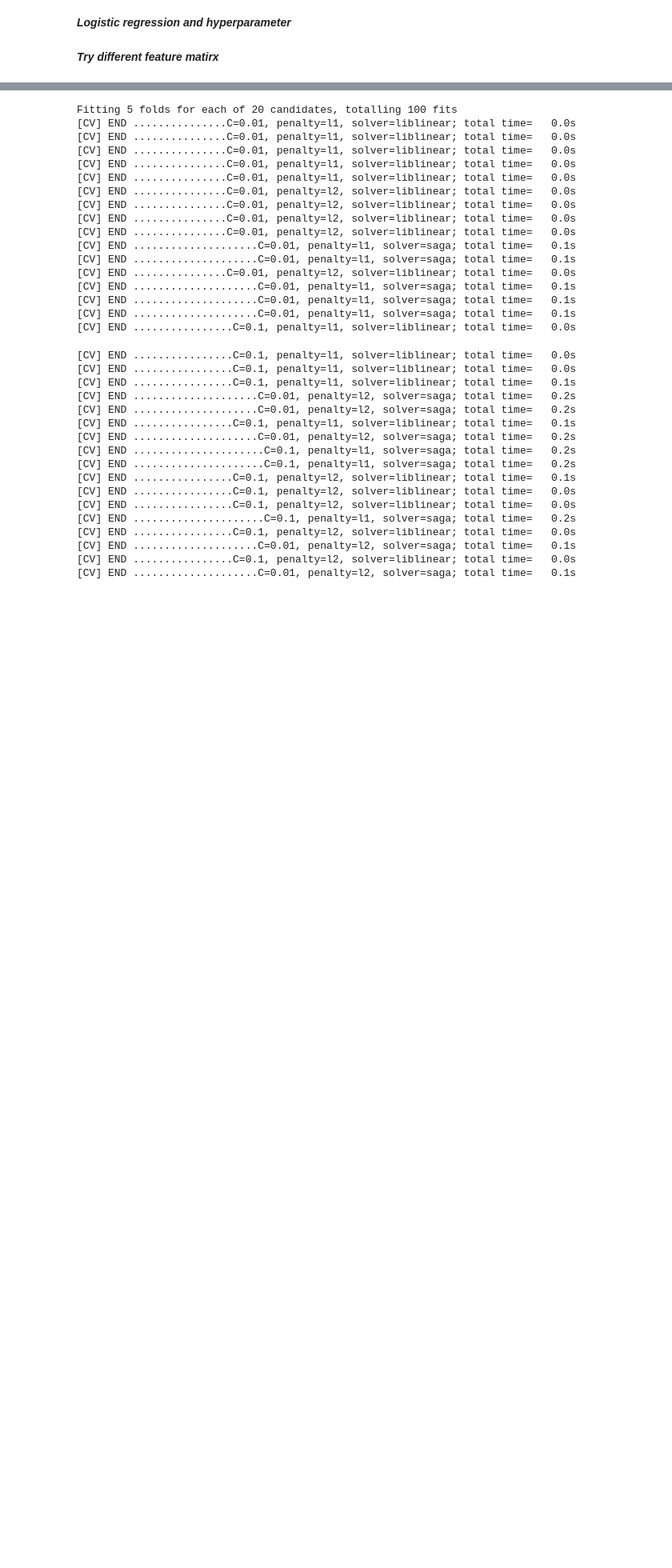
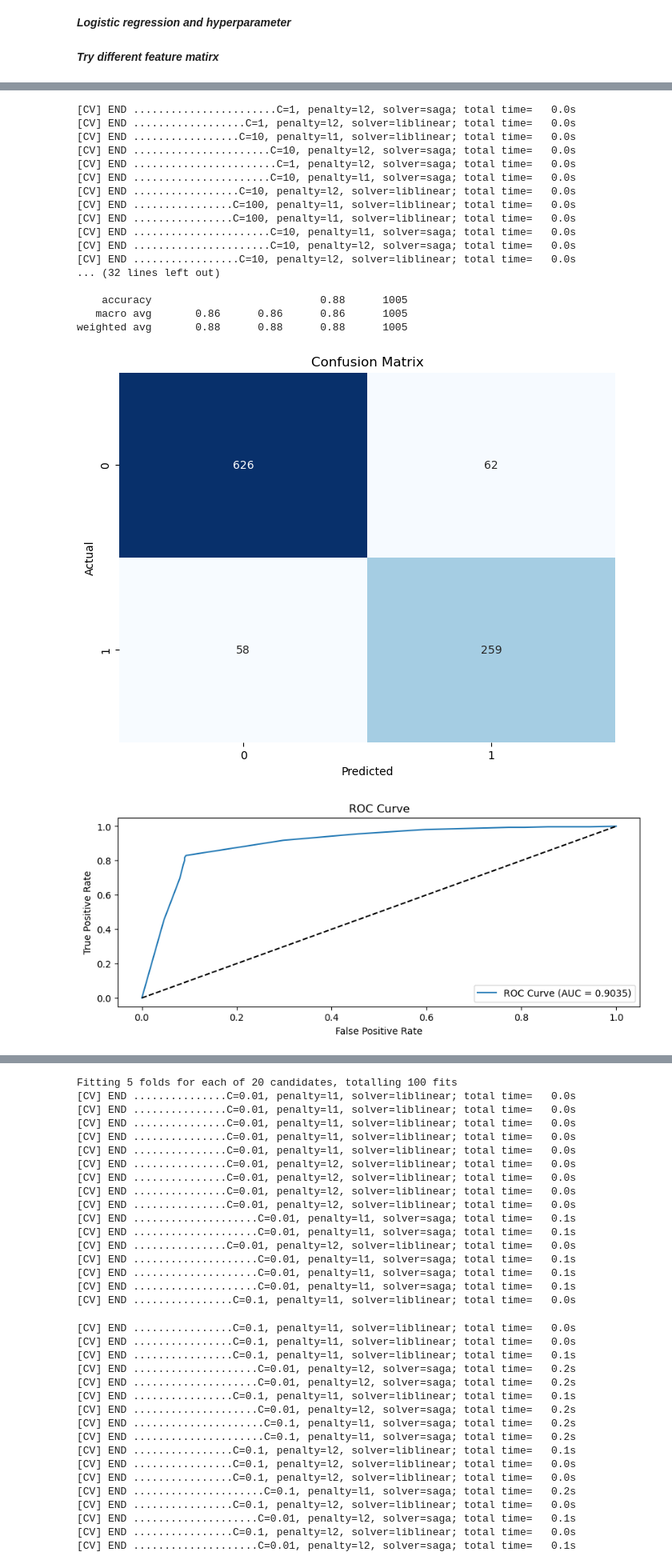
Before and after one commit to SiCorp560/ML-Final-Project, a Jupyter notebook: Final/4_logistic_candidate.ipynb, the cells around one changed output, grey strips where cells are left out. Shown: that part at 80% size. Drawn from its saved outputs; the diff is of its cells as text; code cells hidden in the pictures; blank space fills up the shorter version.

```diff
--- a/Final/4_logistic_candidate.ipynb
+++ b/Final/4_logistic_candidate.ipynb
@@ -616,0 +214,4 @@ weighted avg       0.85      0.85      0.85      1005
+# %%
+X_train, y_train, X_test, y_test = time_sort(df, features_m2)
+logistic(X_train, y_train, X_test, y_test)
+# %% [output]
@@ -616,0 +252,19 @@ weighted avg       0.85      0.85      0.85      1005
+[CV] END .......................C=1, penalty=l2, solver=saga; total time=   0.0s
+[CV] END ..................C=1, penalty=l2, solver=liblinear; total time=   0.0s
+[CV] END .................C=10, penalty=l1, solver=liblinear; total time=   0.0s
+[CV] END ......................C=10, penalty=l2, solver=saga; total time=   0.0s
+[CV] END .......................C=1, penalty=l2, solver=saga; total time=   0.0s
+[CV] END ......................C=10, penalty=l1, solver=saga; total time=   0.0s
+[CV] END .................C=10, penalty=l2, solver=liblinear; total time=   0.0s
+[CV] END ................C=100, penalty=l1, solver=liblinear; total time=   0.0s
+[CV] END ................C=100, penalty=l1, solver=liblinear; total time=   0.0s
+[CV] END ......................C=10, penalty=l1, solver=saga; total time=   0.0s
+[CV] END ......................C=10, penalty=l2, solver=saga; total time=   0.0s
+[CV] END .................C=10, penalty=l2, solver=liblinear; total time=   0.0s
+... (32 lines left out)
+
+    accuracy                           0.88      1005
+   macro avg       0.86      0.86      0.86      1005
+weighted avg       0.88      0.88      0.88      1005
+[figure, added]
+[figure, added]
```
Also changed, not shown: parts of 15 cells of this notebook.
